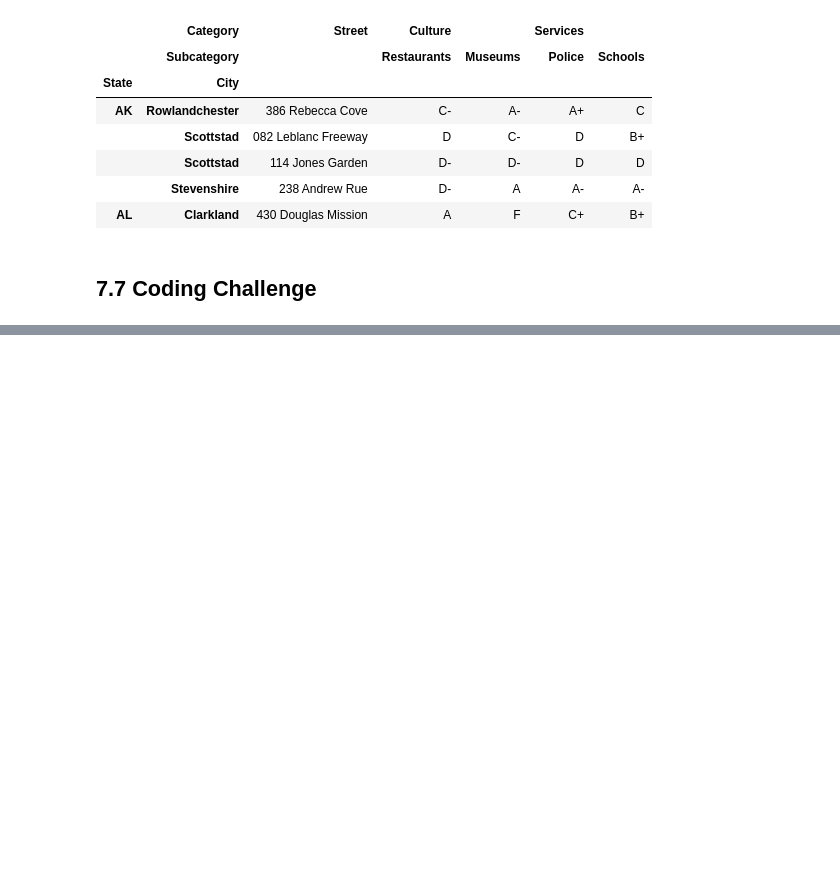
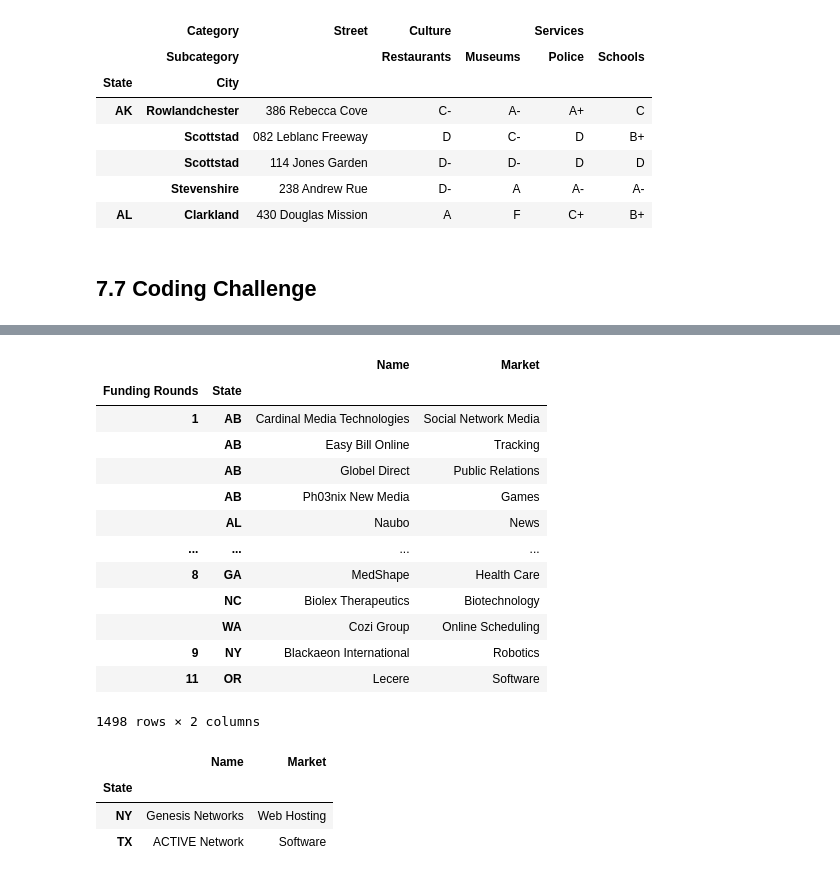
Before and after one commit to rickhall2000/ongoing-learning, a Jupyter notebook: pandas_in_action/ch_7_MultiIndex_DataFrames.ipynb, the cells around one changed output, grey strips where cells are left out. Saved outputs shown, nothing was run; the diff lists cells and outputs as text; code cells hidden in the pictures; blank space fills up the shorter version.

```diff
--- a/pandas_in_action/ch_7_MultiIndex_DataFrames.ipynb
+++ b/pandas_in_action/ch_7_MultiIndex_DataFrames.ipynb
@@ -734,3 +734,6 @@ neighborhoods.set_index(keys=["State", "City"]).head()
 | AL | Clarkland | 430 Douglas Mission | A | F | C+ | B+ |
 # %% [markdown]
 ## 7.7 Coding Challenge
+# %%
+investments = pd.read_csv("investments.csv")
+investments.head()
@@ -736,0 +756,2 @@ neighborhoods.set_index(keys=["State", "City"]).head()
+# %%
+investments = investments.set_index(keys=["Status", "Funding Rounds", "State"]).sort_index()
@@ -736,0 +768,25 @@ neighborhoods.set_index(keys=["State", "City"]).head()
+# %%
+# All rows where status is closed
+investments.loc["Closed"]
+# %% [output]
+|  |  | Name | Market |
+| Funding Rounds | State |  |  |
+| 1 | AB | Cardinal Media Technologies | Social Network Media |
+|  | AB | Easy Bill Online | Tracking |
+|  | AB | Globel Direct | Public Relations |
+|  | AB | Ph03nix New Media | Games |
+|  | AL | Naubo | News |
+| ... | ... | ... | ... |
+| 8 | GA | MedShape | Health Care |
+|  | NC | Biolex Therapeutics | Biotechnology |
+|  | WA | Cozi Group | Online Scheduling |
+| 9 | NY | Blackaeon International | Robotics |
+| 11 | OR | Lecere | Software |
+1498 rows × 2 columns
+# %%
+investments.loc["Acquired", 10]
+# %% [output]
+|  | Name | Market |
+| State |  |  |
+| NY | Genesis Networks | Web Hosting |
+| TX | ACTIVE Network | Software |
```
Also changed, not shown: parts of 7 cells of this notebook.
